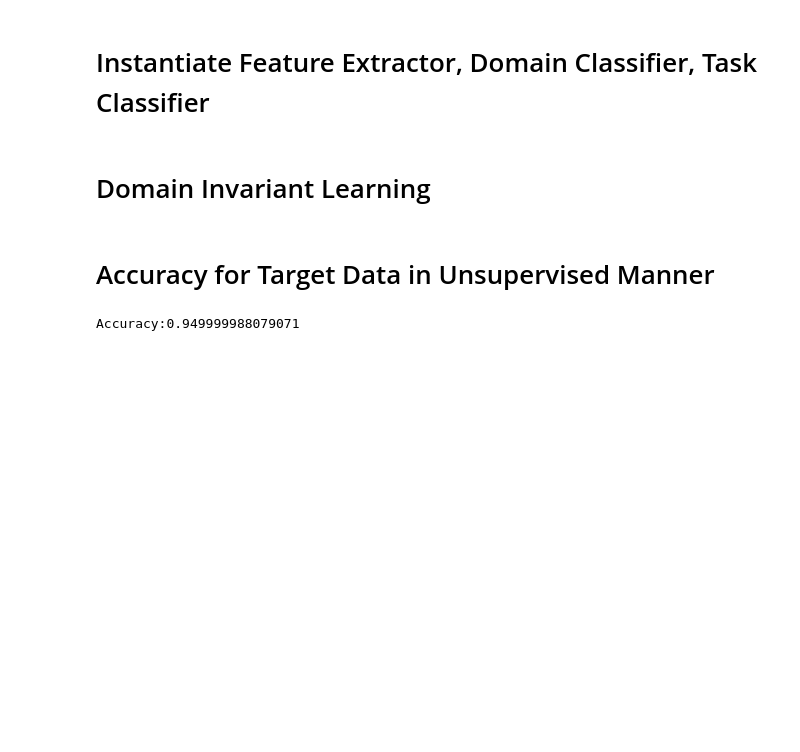
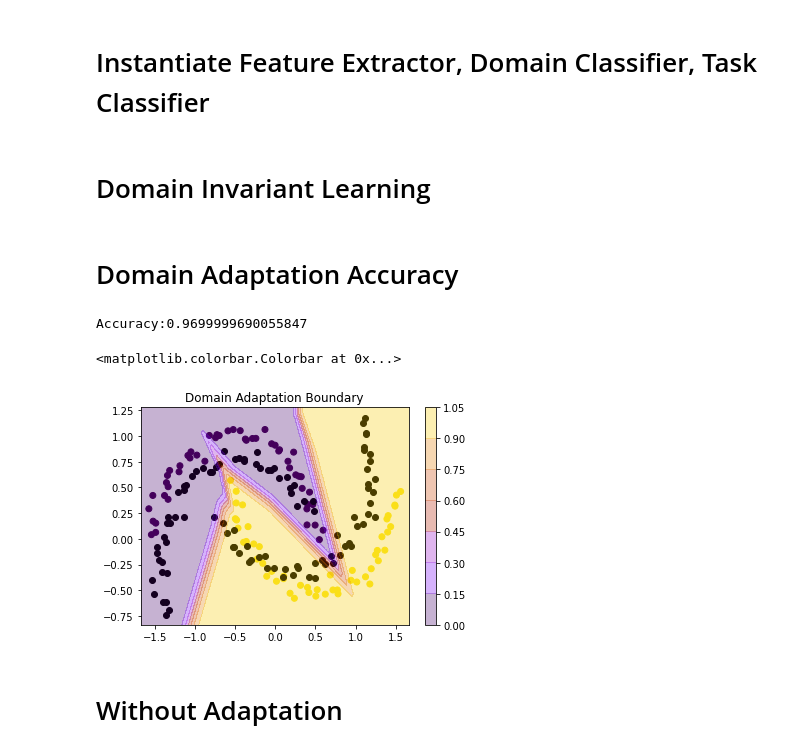
Before and after one commit to oh-yu/domain-invariant-learning, a Jupyter notebook: domain_invariant_learning.ipynb, the cells around one changed output. Drawn from its saved outputs; the diff is of its cells as text; code cells hidden in the pictures; blank space fills up the shorter version.

Commit message:
add boundary visualization

```diff
--- a/domain_invariant_learning.ipynb
+++ b/domain_invariant_learning.ipynb
@@ -79,7 +81,7 @@ target_X_eval = target_X.clone()
 # %% [markdown]
 # Instantiate Feature Extractor, Domain Classifier, Task Classifier
 # %%
-class EncoderMLP(nn.Module):
+class Encoder(nn.Module):
     def __init__(self, input_size, output_size):
         super().__init__()
         self.fc1 = nn.Linear(input_size, output_size)
@@ -87,7 +89,7 @@ class EncoderMLP(nn.Module):
     def forward(self, x):
         return F.relu(self.fc1(x))
 # %%
-class MLP(nn.Module):
+class Decoder(nn.Module):
     def __init__(self, input_size, output_size):
         super().__init__()
         self.fc1 = nn.Linear(input_size, 10)
@@ -105,9 +107,9 @@ num_domains = 1
 num_classes = 1
 dropout_ratio = 0.5
 
-feature_extractor = EncoderMLP(input_size=source_X.shape[1], output_size=hidden_size).to(device)
-domain_classifier = MLP(input_size=hidden_size, output_size=num_domains).to(device)
-task_classifier = MLP(input_size=hidden_size, output_size=num_classes).to(device)
+feature_extractor = Encoder(input_size=source_X.shape[1], output_size=hidden_size).to(device)
+domain_classifier = Decoder(input_size=hidden_size, output_size=num_domains).to(device)
+task_classifier = Decoder(input_size=hidden_size, output_size=num_classes).to(device)
 # %%
 learning_rate = 0.001
 
@@ -171,14 +173,37 @@ for _ in range(num_epochs):
         feature_optimizer.step()
     # 4. Evaluation
 # %% [markdown]
-# Accuracy for Target Data in Unsupervised Manner
+# Domain Adaptation Accuracy
 # %%
-target_X_eval = feature_extractor(target_X_eval)
-pred_y_task = task_classifier(target_X_eval)
+target_feature_eval = feature_extractor(target_X_eval)
+pred_y_task = task_classifier(target_feature_eval)
 pred_y_task = torch.sigmoid(pred_y_task).reshape(-1)
 pred_y_task = pred_y_task > 0.5
 
 acc = sum(pred_y_task == target_y_task) / target_y_task.shape[0]
 print(f"Accuracy:{acc}")
 # %% [output]
-Accuracy:0.949999988079071
+Accuracy:0.9699999690055847
+# %%
+source_X_eval = source_X_eval.cpu()
+target_X_eval = target_X_eval.cpu()
+target_y_task = target_y_task.cpu()
+
+x_grid = torch.tensor(x_grid, dtype=torch.float32)
+x_grid = x_grid.to(device)
+
+x_grid = feature_extractor(x_grid.T)
+y_grid = task_classifier(x_grid)
+y_grid = torch.sigmoid(y_grid)
+y_grid = y_grid.cpu().detach().numpy()
+
+plt.title("Domain Adaptation Boundary")
+plt.scatter(source_X_eval[:, 0], source_X_eval[:, 1], c=source_y_task_eval)
+plt.scatter(target_X_eval[:, 0], target_X_eval[:, 1], c="black")
+plt.contourf(x1_grid, x2_grid, y_grid.reshape(100, 100), alpha=0.3, cmap='gnuplot')
+plt.colorbar()
+# %% [output]
+<matplotlib.colorbar.Colorbar at 0x...>
+[figure, added]
+# %% [markdown]
+# Without Adaptation
```
Also changed, not shown: parts of 4 cells of this notebook.
